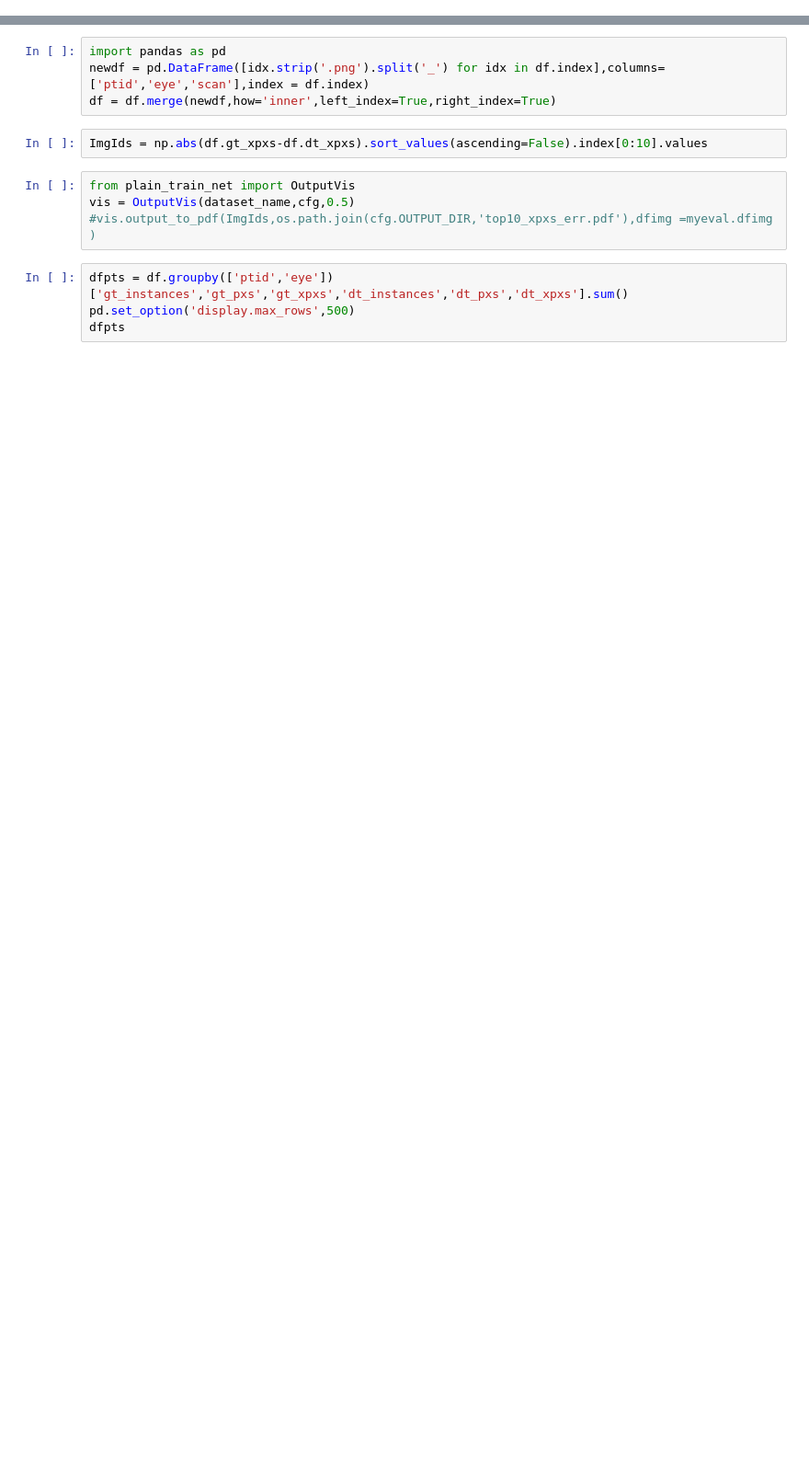
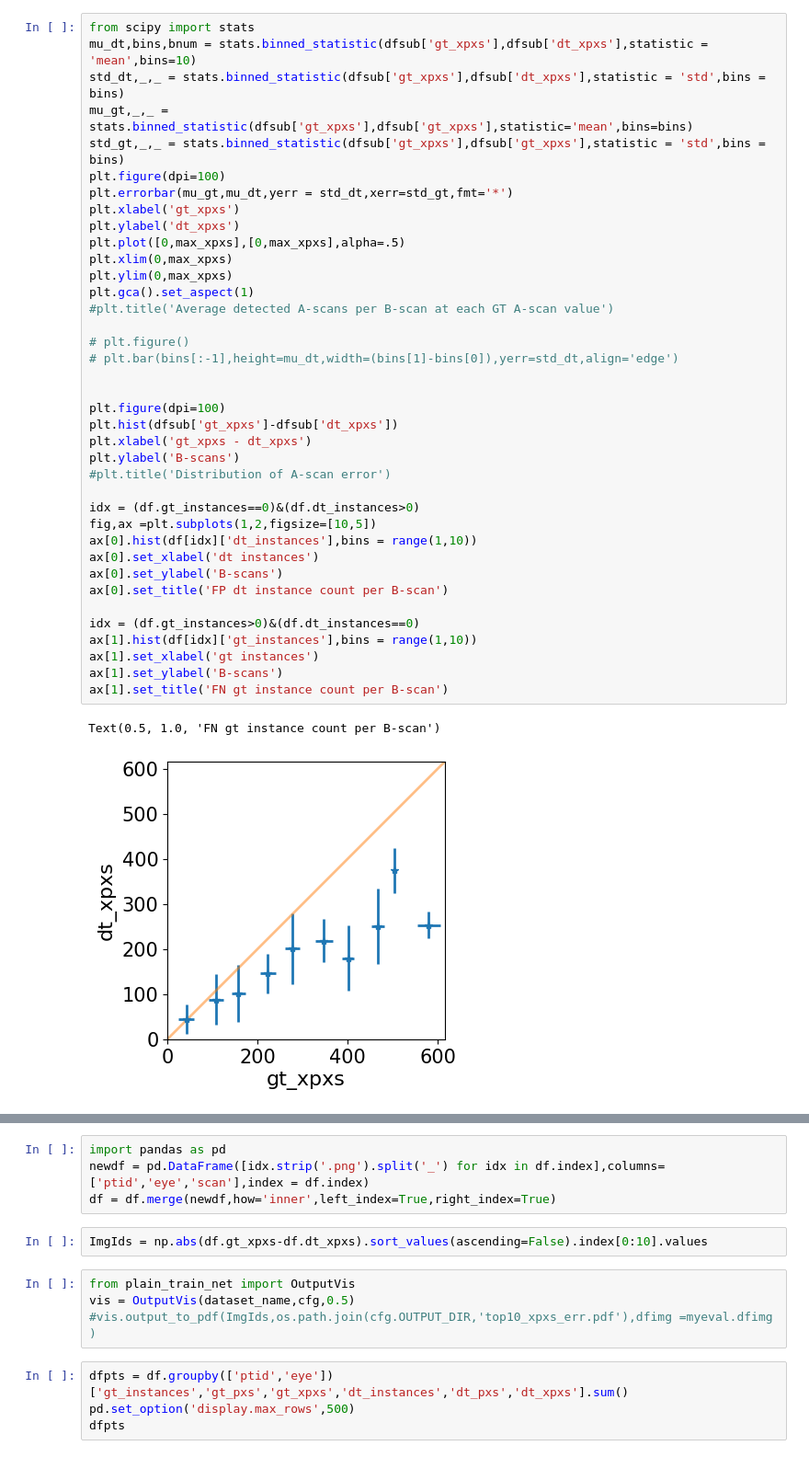
Before and after one commit to uw-biomedical-ml/detectron2-rpd-yb, a Jupyter notebook: runEvaluateClass.ipynb, the cells around one changed output, grey strips where cells are left out. Shown at 92% size. Drawn from its saved outputs; the diff is of its cells as text; blank space fills up the shorter version.

```diff
--- a/runEvaluateClass.ipynb
+++ b/runEvaluateClass.ipynb
@@ -162,0 +205,41 @@ print(pr,rc,fpr)
+# %%
+from scipy import stats
+mu_dt,bins,bnum = stats.binned_statistic(dfsub['gt_xpxs'],dfsub['dt_xpxs'],statistic = 'mean',bins=10)
+std_dt,_,_ = stats.binned_statistic(dfsub['gt_xpxs'],dfsub['dt_xpxs'],statistic = 'std',bins = bins)
+mu_gt,_,_ = stats.binned_statistic(dfsub['gt_xpxs'],dfsub['gt_xpxs'],statistic='mean',bins=bins)
+std_gt,_,_ = stats.binned_statistic(dfsub['gt_xpxs'],dfsub['gt_xpxs'],statistic = 'std',bins = bins)
+plt.figure(dpi=100)
+plt.errorbar(mu_gt,mu_dt,yerr = std_dt,xerr=std_gt,fmt='*')
+plt.xlabel('gt_xpxs')
+plt.ylabel('dt_xpxs')
+plt.plot([0,max_xpxs],[0,max_xpxs],alpha=.5)
+plt.xlim(0,max_xpxs)
+plt.ylim(0,max_xpxs)
+plt.gca().set_aspect(1)
+#plt.title('Average detected A-scans per B-scan at each GT A-scan value')
+
+# plt.figure()
+# plt.bar(bins[:-1],height=mu_dt,width=(bins[1]-bins[0]),yerr=std_dt,align='edge')
+
+
+plt.figure(dpi=100)
+plt.hist(dfsub['gt_xpxs']-dfsub['dt_xpxs'])
+plt.xlabel('gt_xpxs - dt_xpxs')
+plt.ylabel('B-scans')
+#plt.title('Distribution of A-scan error')
+
+idx = (df.gt_instances==0)&(df.dt_instances>0)
+fig,ax =plt.subplots(1,2,figsize=[10,5])
+ax[0].hist(df[idx]['dt_instances'],bins = range(1,10))
+ax[0].set_xlabel('dt instances')
+ax[0].set_ylabel('B-scans')
+ax[0].set_title('FP dt instance count per B-scan')
+
+idx = (df.gt_instances>0)&(df.dt_instances==0)
+ax[1].hist(df[idx]['gt_instances'],bins = range(1,10))
+ax[1].set_xlabel('gt instances')
+ax[1].set_ylabel('B-scans')
+ax[1].set_title('FN gt instance count per B-scan')
+# %% [output]
+Text(0.5, 1.0, 'FN gt instance count per B-scan')
+[figure, added]
```
Also changed, not shown: parts of 16 cells of this notebook, 5 other files.
